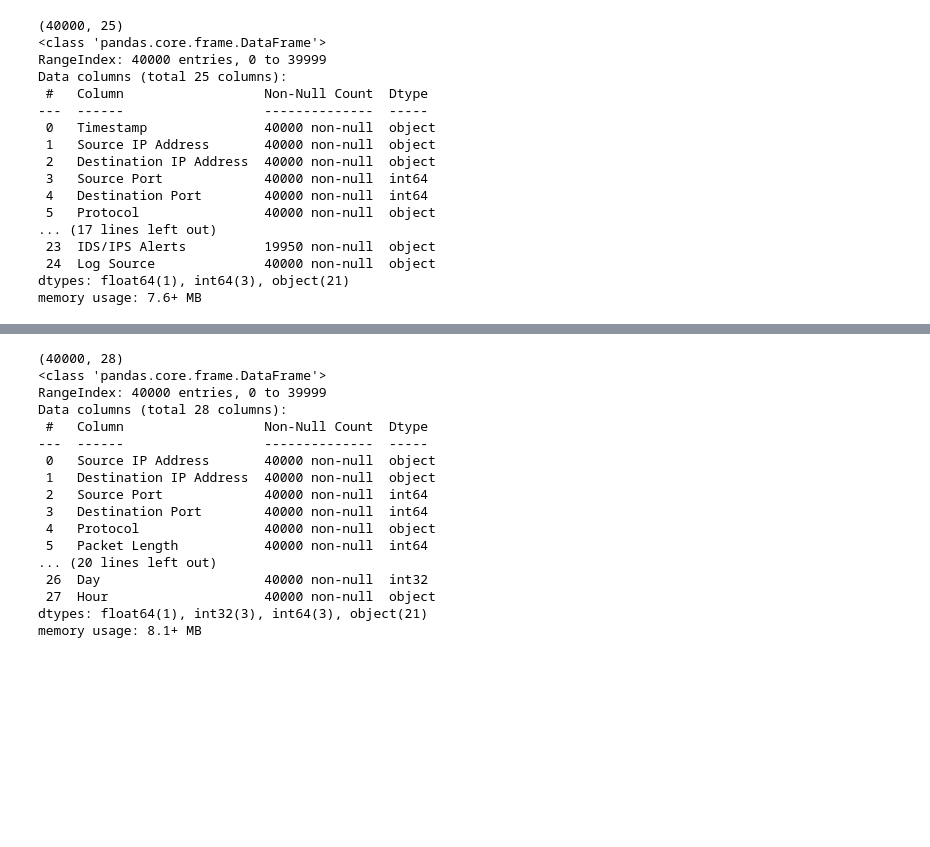
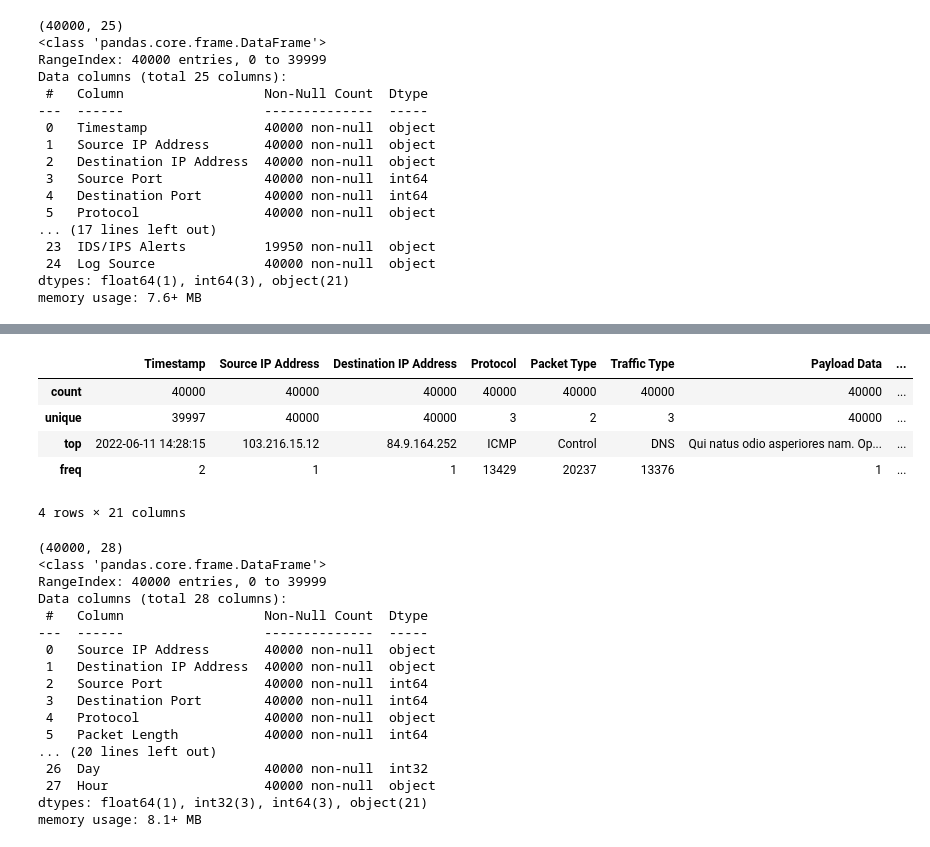
Before and after one commit to tiam4tt/P4DS-CyberSecurity_Attacks, a Jupyter notebook: preprocessing.ipynb, the cells around one changed output, grey strips where cells are left out. Drawn from its saved outputs; the diff is of its cells as text; code cells hidden in the pictures; blank space fills up the shorter version.

Commit message:
complete data cleaning

```diff
--- a/preprocessing.ipynb
+++ b/preprocessing.ipynb
@@ -30,3 +42,12 @@ memory usage: 7.6+ MB
+# %%
+df.describe(include='object')
+# %% [output]
+|  | Timestamp | Source IP Address | Destination IP Address | Protocol | Packet Type | Traffic Type | Payload Data | ... |
+| count | 40000 | 40000 | 40000 | 40000 | 40000 | 40000 | 40000 | ... |
+| unique | 39997 | 40000 | 40000 | 3 | 2 | 3 | 40000 | ... |
+| top | 2022-06-11 14:28:15 | 103.216.15.12 | 84.9.164.252 | ICMP | Control | DNS | Qui natus odio asperiores nam. Op... | ... |
+| freq | 2 | 1 | 1 | 13429 | 20237 | 13376 | 1 | ... |
+4 rows × 21 columns
 # %%
 df['Timestamp'] = pd.to_datetime(df['Timestamp'], errors='coerce')
 df['Year'] = df['Timestamp'].dt.year
```
Also changed, not shown: parts of 2 cells of this notebook.
